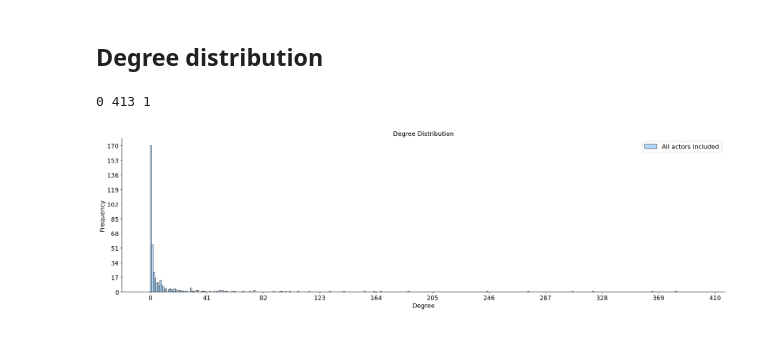
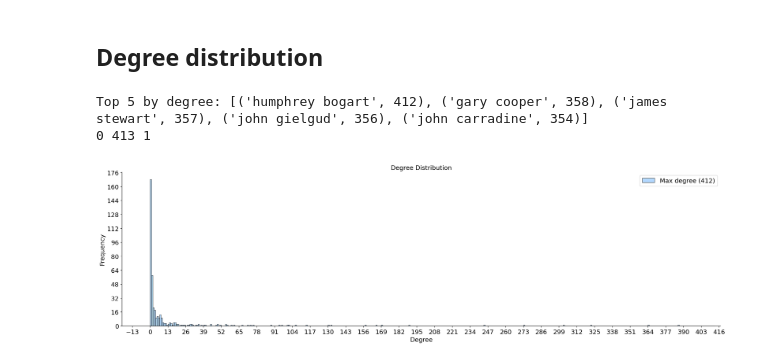
Before and after one commit to TarasHamkalo/on-web-data-mining, a Jupyter notebook: 03/notebooks/full-dataset.ipynb, the cells around one changed output. Saved outputs shown, nothing was run; the diff lists cells and outputs as text; code cells hidden in the pictures.

```diff
--- a/03/notebooks/full-dataset.ipynb
+++ b/03/notebooks/full-dataset.ipynb
@@ -155,20 +138,24 @@ plt.show()
 # %%
 import importlib
 import plotter
+import pandas as pd
 
 importlib.reload(plotter)
 
 from plotter import Plotter
-
+top_by_degree = sorted(actors_graph.g.degree, key=lambda x: x[1], reverse=True)[:5]
+print("Top 5 by degree:", top_by_degree)
 Plotter().plot_histogram_bin_count(
     sequence=stats["degree_histogram"],
     bins_count=len(stats["degree_histogram"]),
     log_y_scale=False,
     title="Degree Distribution",
     x_label="Degree",
     y_label="Frequency",
-    label="All actors included",
+    label=f"Max degree ({top_by_degree[0][1]})",
+    x_majors=30
 )
 # %% [output]
+Top 5 by degree: [('humphrey bogart', 412), ('gary cooper', 358), ('james stewart', 357), ('john gielgud', 356), ('john carradine', 354)]
 0 413 1
-[figure, old version]
+[figure, new version]
```
Also changed, not shown: parts of 33 cells of this notebook, 2 other files.
